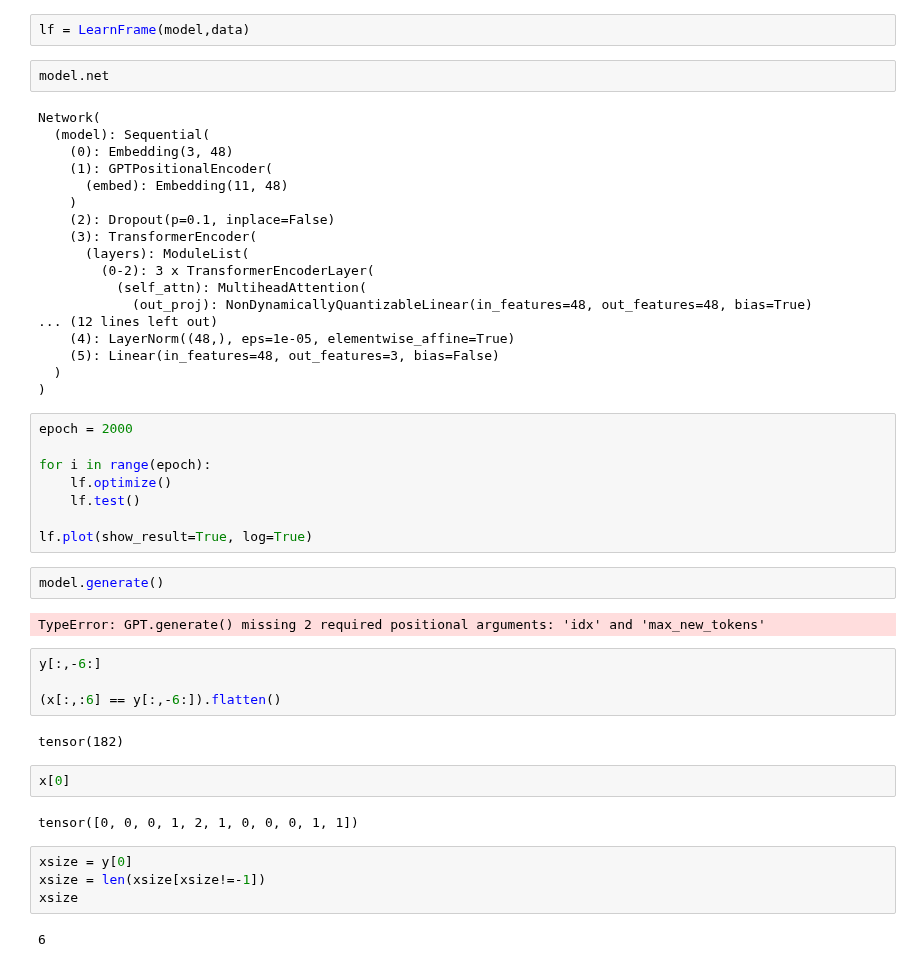
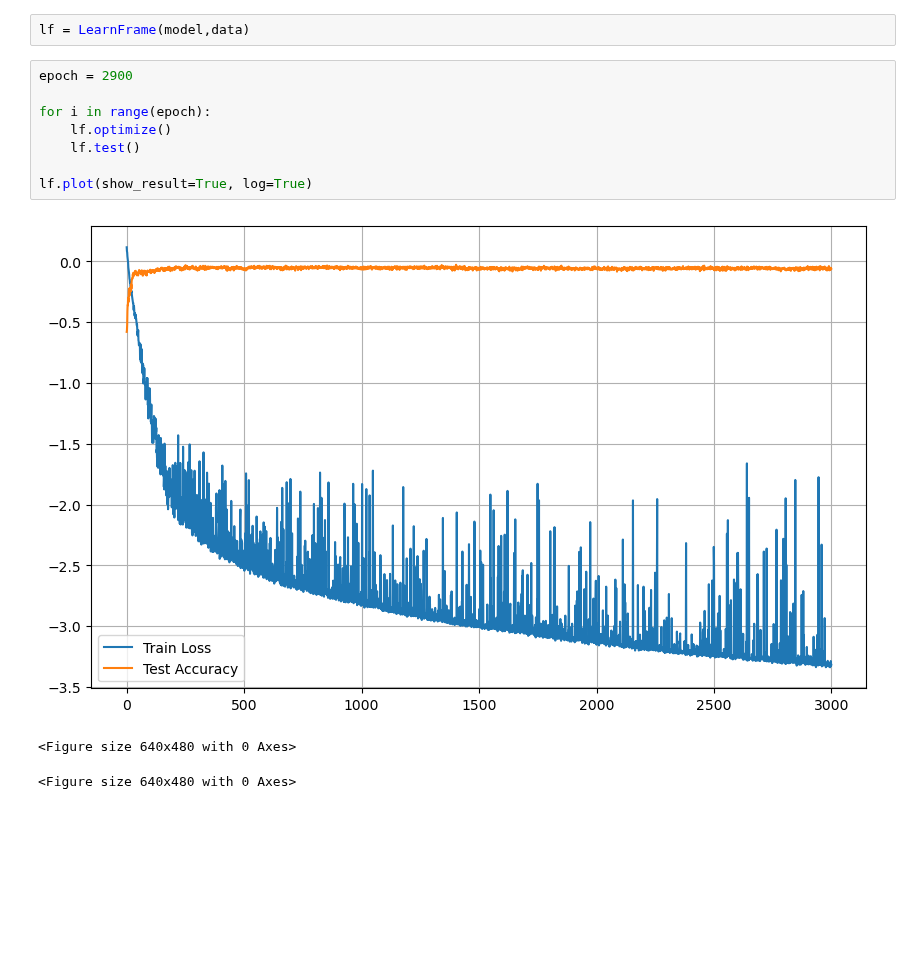
Before and after one commit to bcozmen/deeppy, a Jupyter notebook: tutorials/GPT-tutorial.ipynb, the cells around one changed output. Saved outputs shown, nothing was run; the diff lists cells and outputs as text; blank space fills up the shorter version.

```diff
--- a/tutorials/GPT-tutorial.ipynb
+++ b/tutorials/GPT-tutorial.ipynb
@@ -136,51 +136,15 @@ Optimizer_params = {
 model = GPT(optimizer_params=Optimizer_params, device=device, criterion = nn.CrossEntropyLoss(ignore_index = -1))
 # %%
 lf = LearnFrame(model,data)
-# %%
-model.net
-# %% [output]
-Network(
-  (model): Sequential(
-    (0): Embedding(3, 48)
-    (1): GPTPositionalEncoder(
-      (embed): Embedding(11, 48)
-    )
-    (2): Dropout(p=0.1, inplace=False)
-    (3): TransformerEncoder(
-      (layers): ModuleList(
-        (0-2): 3 x TransformerEncoderLayer(
-          (self_attn): MultiheadAttention(
-            (out_proj): NonDynamicallyQuantizableLinear(in_features=48, out_features=48, bias=True)
-... (12 lines left out)
-    (4): LayerNorm((48,), eps=1e-05, elementwise_affine=True)
-    (5): Linear(in_features=48, out_features=3, bias=False)
-  )
-)
 # %%
-epoch = 2000
+epoch = 2900
 
 for i in range(epoch):
     lf.optimize()
     lf.test()
 
 lf.plot(show_result=True, log=True)
+# %% [output]
+[figure, added]
+<Figure size 640x480 with 0 Axes>
+<Figure size 640x480 with 0 Axes>
-# %%
-model.generate()
-# %% [output]
-TypeError: GPT.generate() missing 2 required positional arguments: 'idx' and 'max_new_tokens'
-# %%
-y[:,-6:]
-
-(x[:,:6] == y[:,-6:]).flatten()
-# %% [output]
-tensor(182)
-# %%
-x[0]
-# %% [output]
-tensor([0, 0, 0, 1, 2, 1, 0, 0, 0, 1, 1])
-# %%
-xsize = y[0]
-xsize = len(xsize[xsize!=-1])
-xsize
-# %% [output]
-6
```
Also changed, not shown: parts of 4 cells of this notebook, 3 other files.
